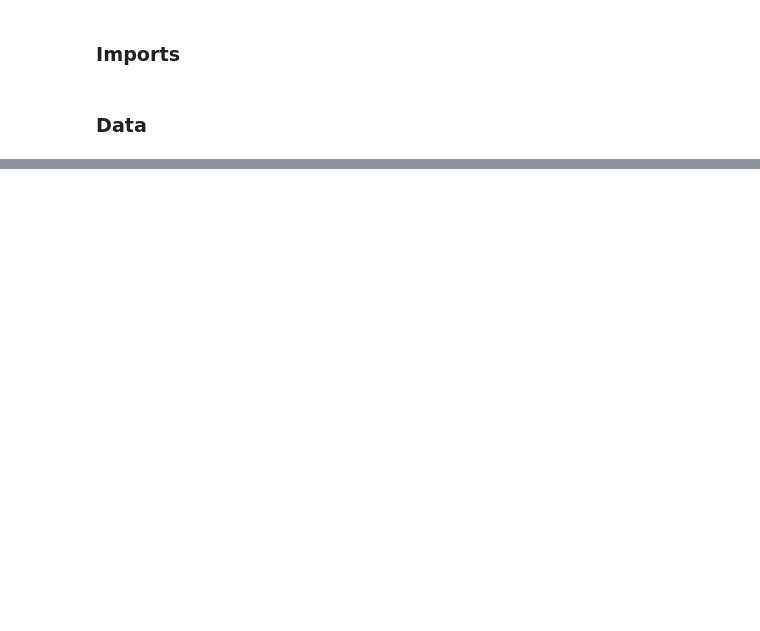
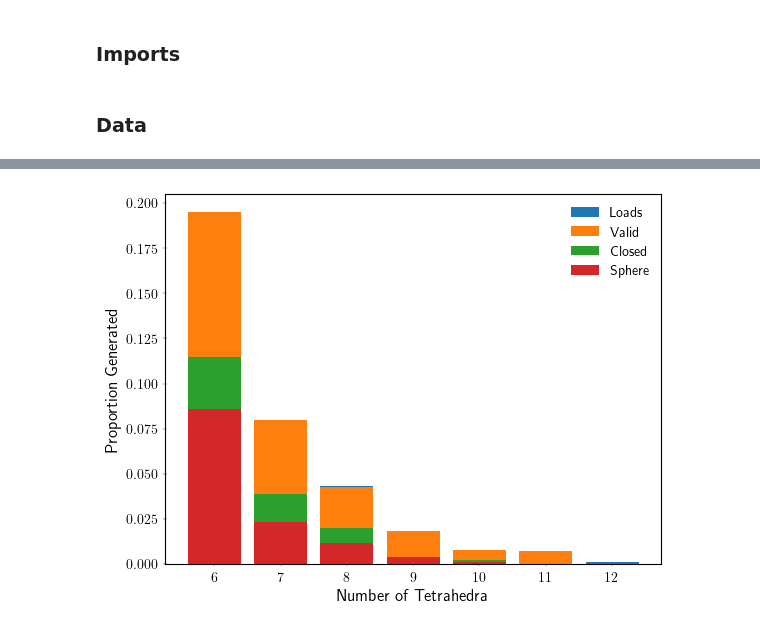
Before and after one commit to dbruwel/pachner-graph-triangulations, a Jupyter notebook: experiments/notebooks/03_analyse_sgd.ipynb, the cells around one changed output, grey strips where cells are left out. Saved outputs shown, nothing was run; the diff lists cells and outputs as text; code cells hidden in the pictures; blank space fills up the shorter version.

```diff
--- a/experiments/notebooks/03_analyse_sgd.ipynb
+++ b/experiments/notebooks/03_analyse_sgd.ipynb
@@ -189,0 +196,15 @@ res = jax.lax.fori_loop(
+# %%
+plt.bar(res_dict['loads'].keys(), res_dict['loads'].values(), label='Loads', color='C0')
+plt.bar(res_dict['valid'].keys(), res_dict['valid'].values(), label='Valid', color='C1')
+plt.bar(res_dict['closed'].keys(), res_dict['closed'].values(), label='Closed', color='C2')
+plt.bar(res_dict['sphere'].keys(), res_dict['sphere'].values(), label='Sphere', color='C3')
+
+plt.xlabel('Number of Tetrahedra')
+plt.ylabel('Proportion Generated')
+
+plt.legend()
+plt.savefig(data_path.parent / 'thesis' / 'figures' / 'generation_efficiency.pdf', bbox_inches='tight')
+
+plt.show()
+# %% [output]
+[figure, added]
```
Also changed, not shown: parts of 26 cells of this notebook, 3 other files.
